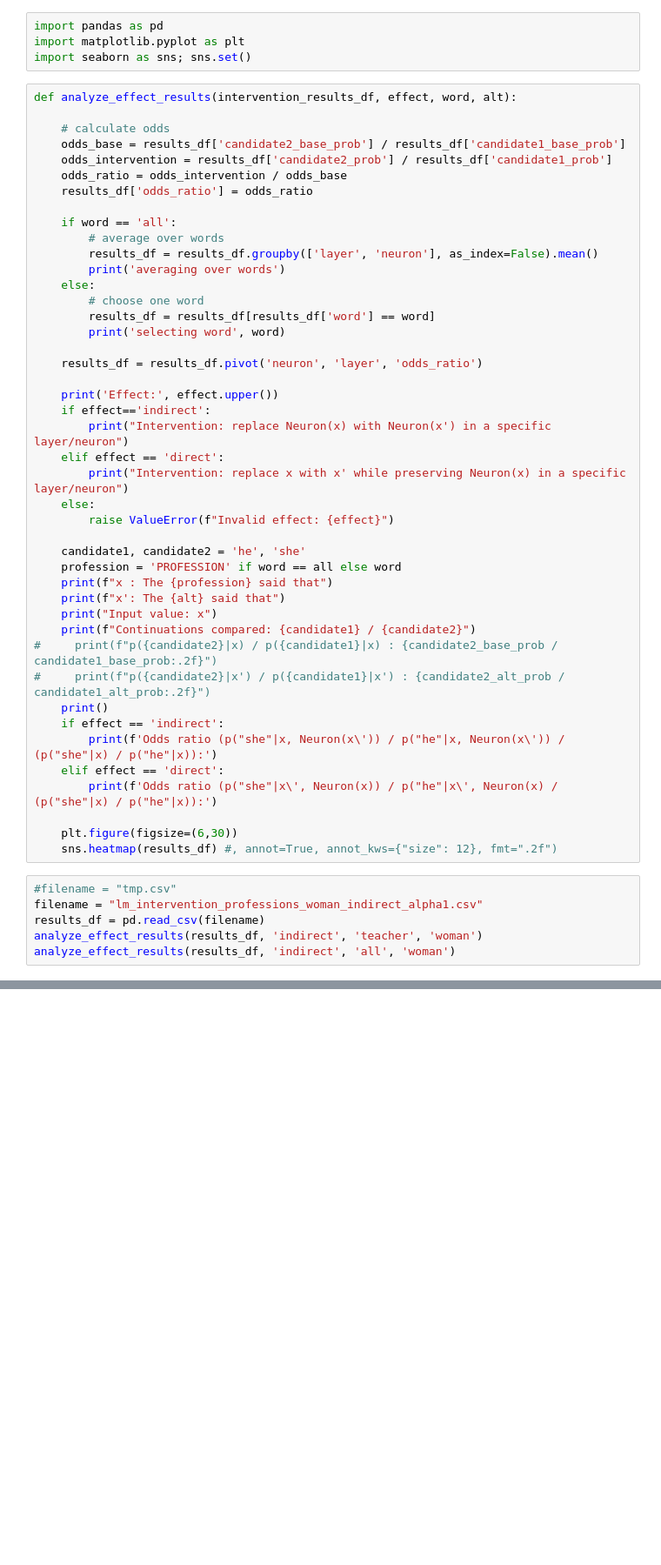
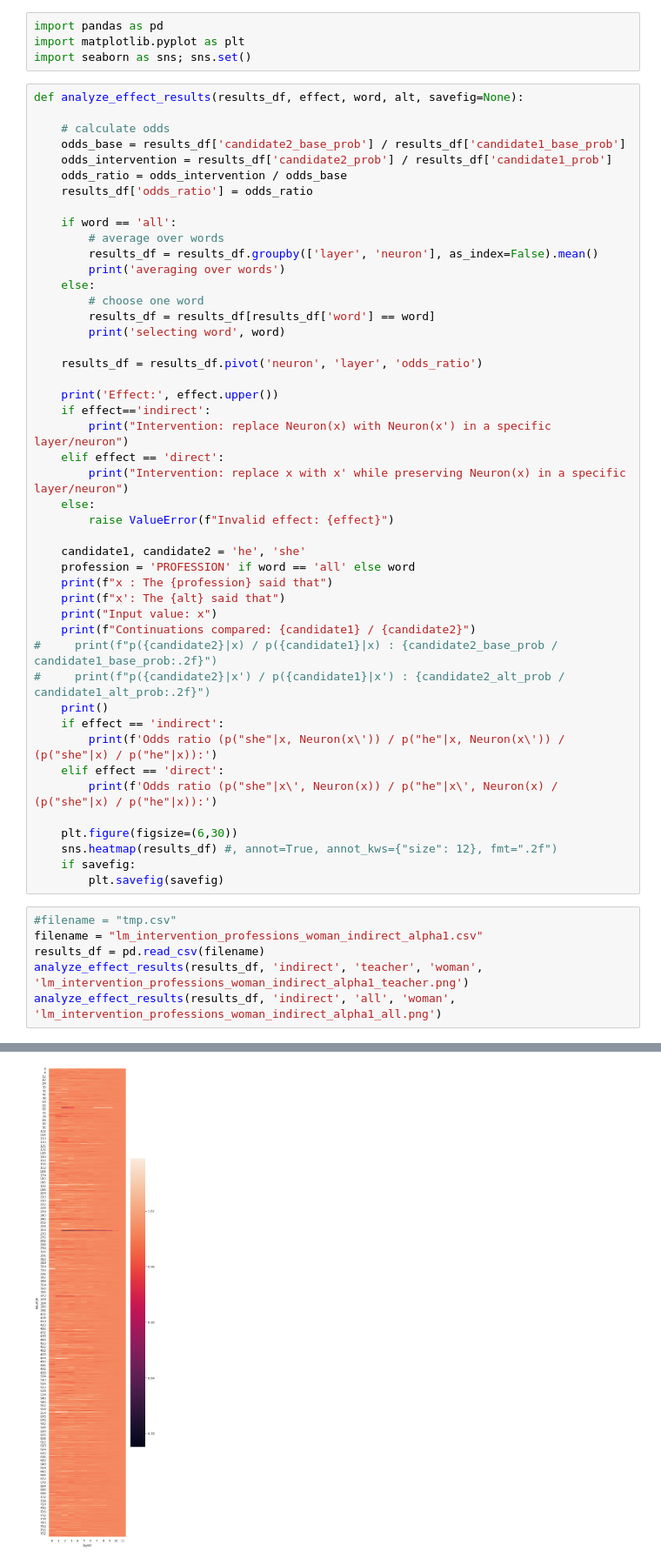
Before and after one commit to mattf1n/lm-intervention, a Jupyter notebook: neuron_intervention_analysis.ipynb, the cells around one changed output, grey strips where cells are left out. Shown: that part at 87% size. Cells and saved outputs as stored; diff of their text form; blank space fills up the shorter version.

Commit message:
Neuron intervention figures

```diff
--- a/neuron_intervention_analysis.ipynb
+++ b/neuron_intervention_analysis.ipynb
@@ -3,7 +3,7 @@ import pandas as pd
 import matplotlib.pyplot as plt
 import seaborn as sns; sns.set()
 # %%
-def analyze_effect_results(intervention_results_df, effect, word, alt):
+def analyze_effect_results(results_df, effect, word, alt, savefig=None):
 
     # calculate odds
     odds_base = results_df['candidate2_base_prob'] / results_df['candidate1_base_prob']
@@ -31,7 +31,7 @@ def analyze_effect_results(intervention_results_df, effect, word, alt):
         raise ValueError(f"Invalid effect: {effect}")
 
     candidate1, candidate2 = 'he', 'she'
-    profession = 'PROFESSION' if word == all else word
+    profession = 'PROFESSION' if word == 'all' else word
     print(f"x : The {profession} said that")
     print(f"x': The {alt} said that")
     print("Input value: x")
@@ -46,10 +46,12 @@ def analyze_effect_results(intervention_results_df, effect, word, alt):
 
     plt.figure(figsize=(6,30))
     sns.heatmap(results_df) #, annot=True, annot_kws={"size": 12}, fmt=".2f")
+    if savefig:
+        plt.savefig(savefig)
 # %%
 #filename = "tmp.csv"
 filename = "lm_intervention_professions_woman_indirect_alpha1.csv"
 results_df = pd.read_csv(filename)
-analyze_effect_results(results_df, 'indirect', 'teacher', 'woman')
-analyze_effect_results(results_df, 'indirect', 'all', 'woman')
+analyze_effect_results(results_df, 'indirect', 'teacher', 'woman', 'lm_intervention_professions_woman_indirect_alpha1_teacher.png')
+analyze_effect_results(results_df, 'indirect', 'all', 'woman', 'lm_intervention_professions_woman_indirect_alpha1_all.png')
 # %% [output]
@@ -56,0 +76 @@ UnboundLocalError: local variable 'results_df' referenced before assignment
+[figure, added]
```
Also changed, not shown: parts of 4 cells of this notebook, 8 other files.
